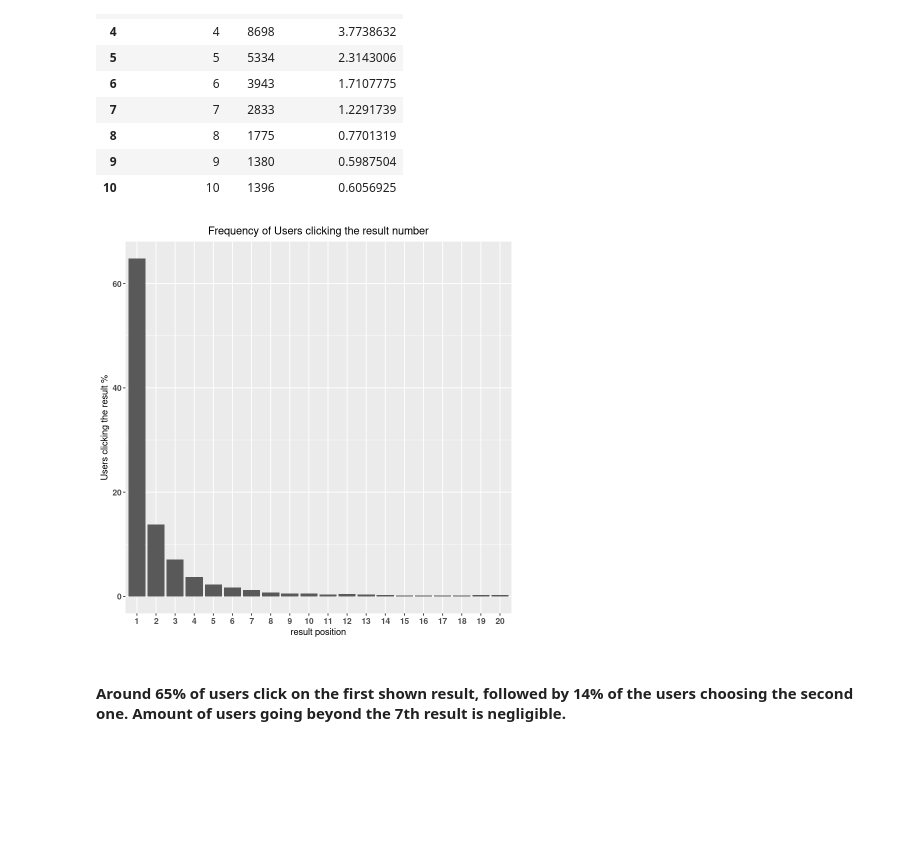
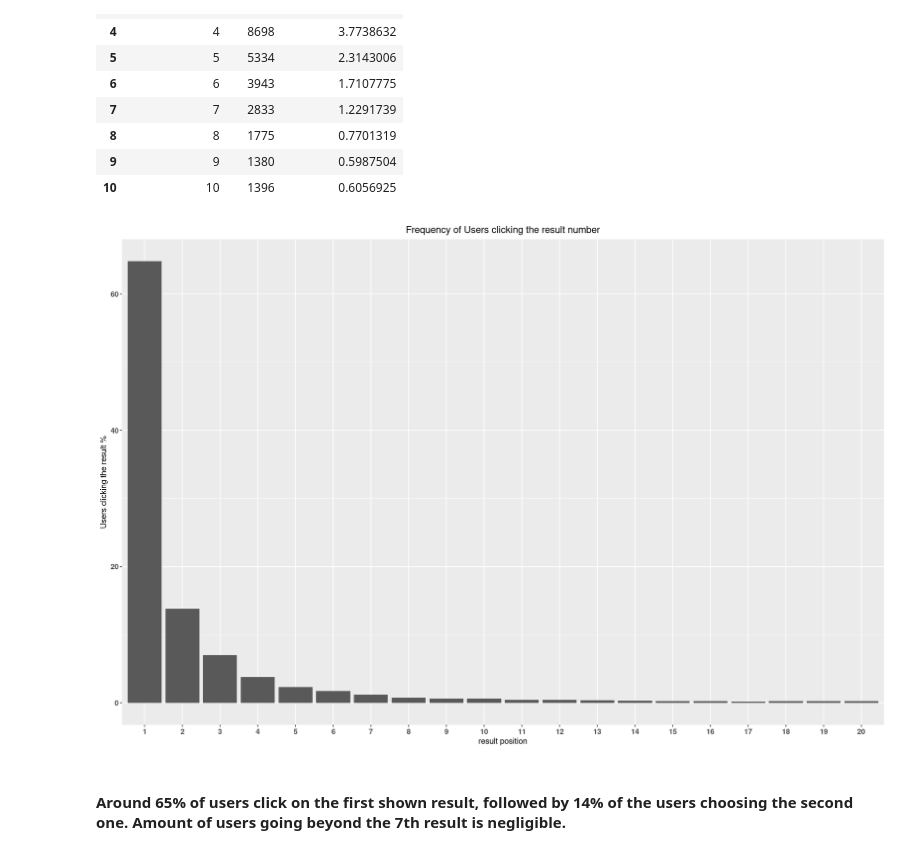
Before and after one commit to devarajphukan/wikimedia-discovery-analysis, a Jupyter notebook: explore.ipynb, the cells around one changed output. Saved outputs shown, nothing was run; the diff lists cells and outputs as text; code cells hidden in the pictures; blank space fills up the shorter version.

Commit message:
resized plots

```diff
--- a/explore.ipynb
+++ b/explore.ipynb
@@ -126,15 +126,16 @@ A data.frame: 10 × 3
 | 9 | 9 | 1380 | 0.5987504 |
 | 10 | 10 | 1396 | 0.6056925 |
 # %%
+options(repr.plot.width=15, repr.plot.height=10)
 ggplot(data= result_position_overall,
        aes(x=factor(result_position), y=percentage_count)) +
   geom_bar(stat="identity") + ylab("Users clicking the result %") + xlab("result position") +
   theme(axis.text.x = element_text(face = "bold", size = 10),
         axis.text.y = element_text(face = "bold", size = 10),
         plot.title = element_text(hjust = 0.5)) +
   ggtitle("Frequency of Users clicking the result number")
 # %% [output]
-[figure, old version]
+[figure, new version]
 # %% [markdown]
 #### Around 65% of users click on the first shown result, followed by 14% of the users choosing the second one. Amount of users going beyond the 7th result is negligible.
 # %%
```
Also changed, not shown: parts of 3 cells of this notebook.
